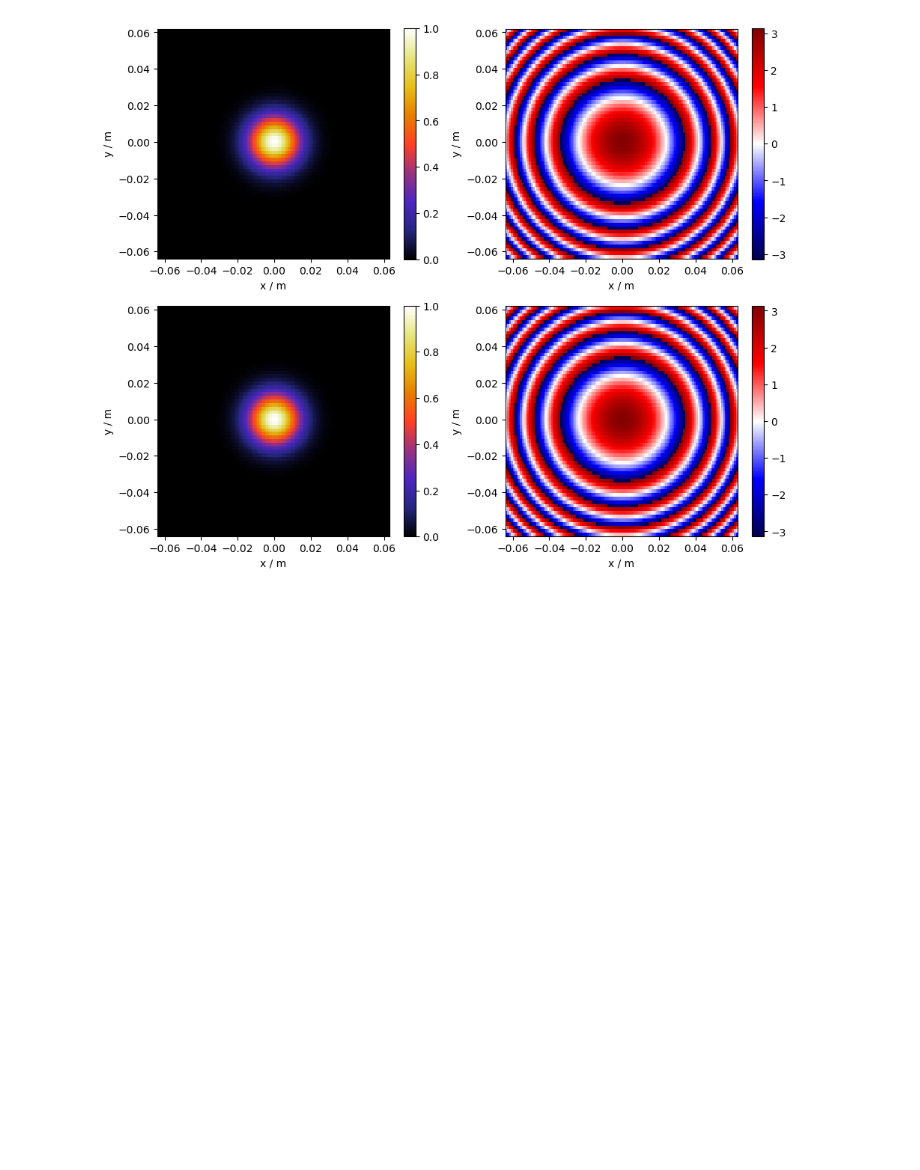
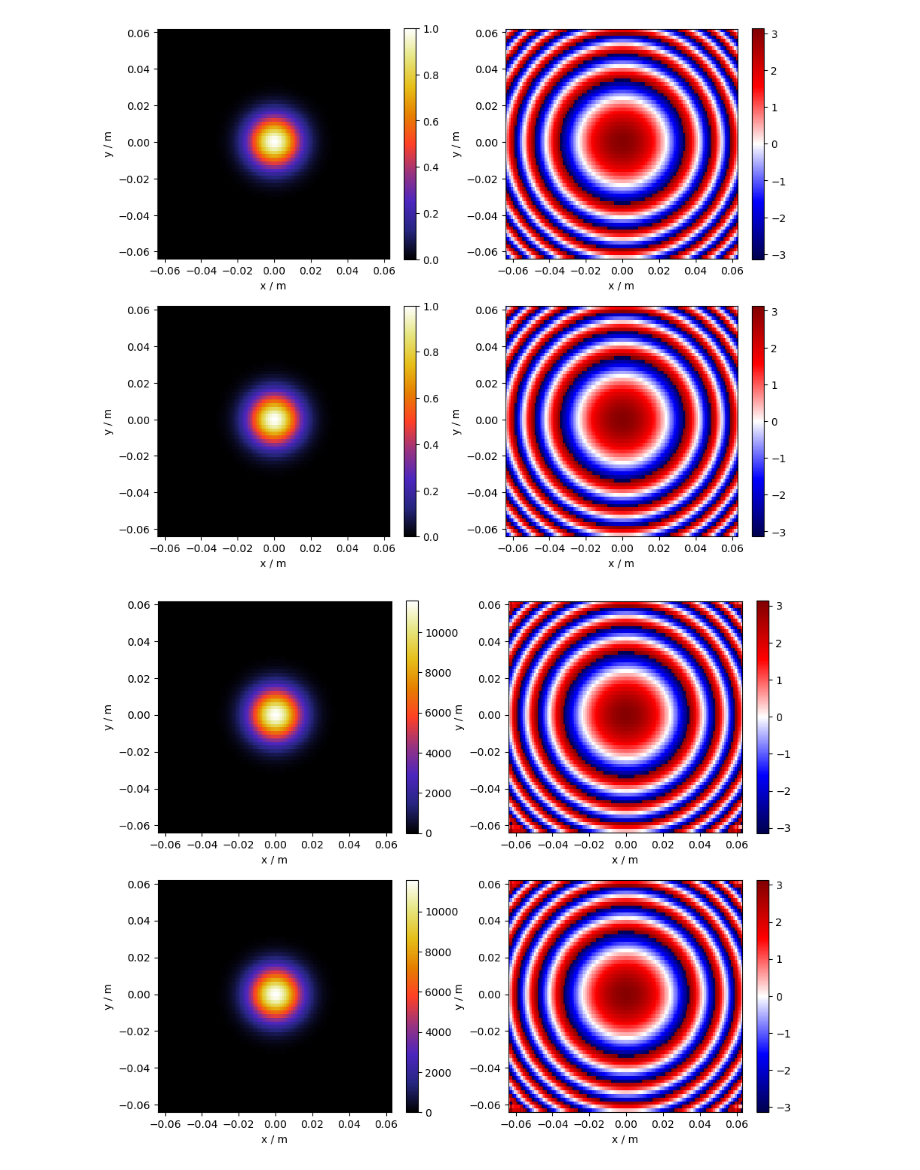
Before and after one commit to lehnertu/fobt, a Jupyter notebook: TestGaussianBeam.ipynb, the cells around one changed output. Saved outputs shown, nothing was run; the diff lists cells and outputs as text; code cells hidden in the pictures; blank space fills up the shorter version.

```diff
--- a/TestGaussianBeam.ipynb
+++ b/TestGaussianBeam.ipynb
@@ -22,8 +22,8 @@ GaussianBeamWaist(f, nx, ny, dx, dy, sigx, sigy) method of builtins.type instanc
     Create a gaussian beam with width parameters sigx/sigy
     in horizontal/vertical direction.
 # %%
-gb = SingleFrequencyBeam.GaussianBeamWaist(f, 128, 64, 0.001, 0.002, w0, w0)
-gb.plot()
+gbw = SingleFrequencyBeam.GaussianBeamWaist(f, 128, 64, 0.001, 0.002, w0, w0)
+gbw.plot()
 plt.show()
 # %% [output]
 [figure]
@@ -46,3 +46,9 @@ k = 20958.450220 m⁻¹
 w0 = 9.768669 mm
 w = 13.814985 mm
 [figure]
+# %%
+propagated = SingleFrequencyBeam.NearFieldProp(gbw,1.0)
+propagated.plot()
+plt.show()
+# %% [output]
+[figure, added]
```
Also changed, not shown: parts of 3 cells of this notebook, 2 other files.
